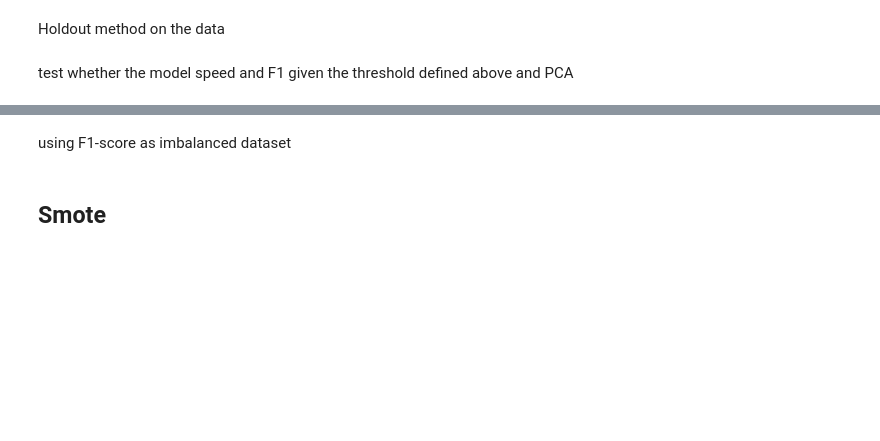
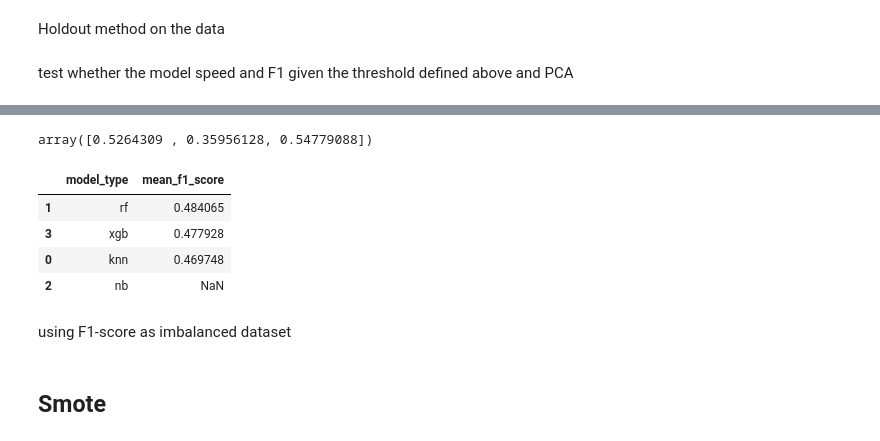
Before and after one commit to jbmarcelino1/WinePredictor, a Jupyter notebook: notebooks/xgbclassifier.ipynb, the cells around one changed output, grey strips where cells are left out. Cells and saved outputs as stored; diff of their text form; code cells hidden in the pictures; blank space fills up the shorter version.

```diff
--- a/notebooks/xgbclassifier.ipynb
+++ b/notebooks/xgbclassifier.ipynb
@@ -316,0 +480,4 @@ KeyboardInterrupt:
+# %%
+rf = RandomForestClassifier(n_estimators=500,n_jobs=-1)
+rf_score = cross_val_score(rf,X_train_resample,y_train_resample,cv=3,scoring='f1_weighted')
+rf_score
@@ -316,0 +486,4 @@ KeyboardInterrupt:
+# %%
+nb = GaussianNB()
+nb_score = cross_val_score(nb,X_train_resample,y_train_resample,cv=3,scoring='f1_weighted')
+nb_score
@@ -316,0 +509,6 @@ KeyboardInterrupt:
+# %%
+xgb = XGBClassifier(objective='multi:softmax',n_estimators=500)
+xgb_score = cross_val_score(xgb,X_train_resample,y_train_resample,cv=3,scoring='f1_weighted')
+xgb_score
+# %% [output]
+array([0.5264309 , 0.35956128, 0.54779088])
@@ -317,3 +524,16 @@ KeyboardInterrupt:
+# %%
+list_scores = [knn_score,rf_score,nb_score,xgb_score]
+mean_score = [np.mean(i) for i in list_scores]
+df_model_score = pd.DataFrame({'model_type':list(model_map.keys()),'mean_f1_score':mean_score})
+df_model_score.sort_values('mean_f1_score',ascending=False,inplace=True)
+# %%
+df_model_score
+# %% [output]
+|  | model_type | mean_f1_score |
+| 1 | rf | 0.484065 |
+| 3 | xgb | 0.477928 |
+| 0 | knn | 0.469748 |
+| 2 | nb | NaN |
 # %% [markdown]
 using F1-score as imbalanced dataset
 # %% [markdown]
```
Also changed, not shown: parts of 59 cells of this notebook, 15 other files.
